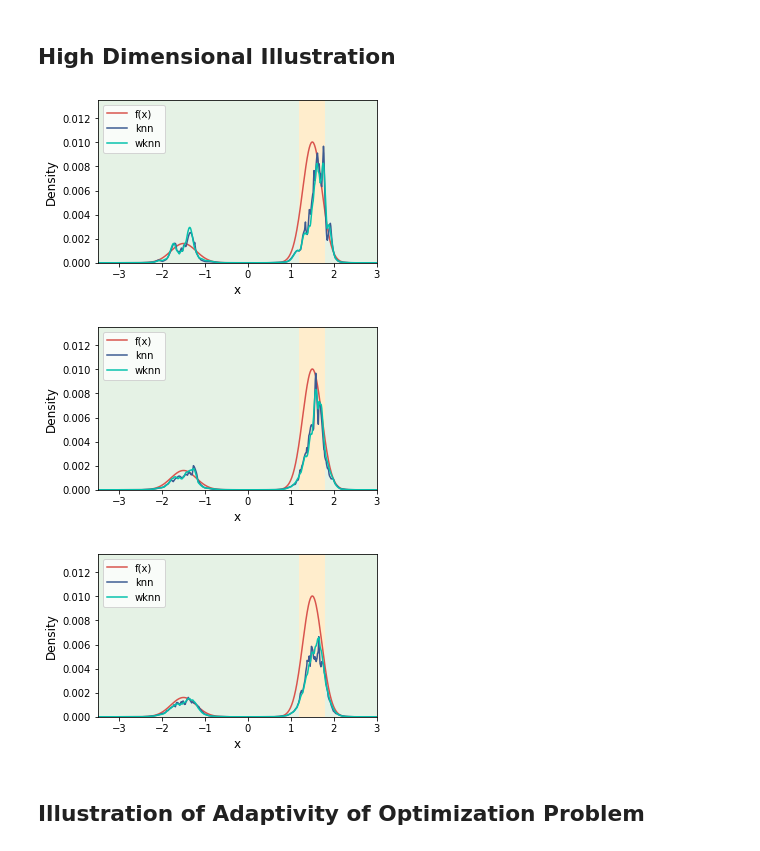
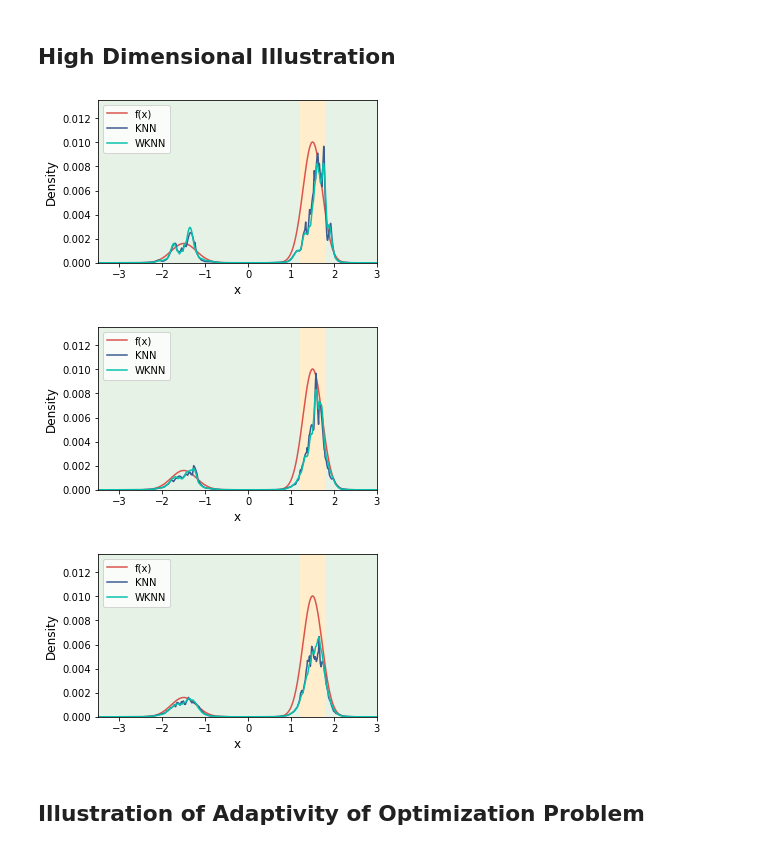
Before and after one commit to Karlmyh/NNDAD, a Jupyter notebook: Plot.ipynb, the cells around one changed output. Cells and saved outputs as stored; diff of their text form; code cells hidden in the pictures.

```diff
--- a/Plot.ipynb
+++ b/Plot.ipynb
@@ -208,8 +208,8 @@ pdf_WKNN=np.exp(modelWKNN.predict(X_test))
 # change frame
 df1["x"]=X_test.ravel()
 df1["f(x)"]=pdf_X_test
-df1["knn"]=pdf_KNN
-df1["wknn"]=pdf_WKNN
+df1["KNN"]=pdf_KNN
+df1["WKNN"]=pdf_WKNN
 df1["k"]=k1
 
 ## second k
@@ -225,8 +225,8 @@ pdf_WKNN=np.exp(modelWKNN.predict(X_test))
 # change frame
 df2["x"]=X_test.ravel()
 df2["f(x)"]=pdf_X_test
-df2["knn"]=pdf_KNN
-df2["wknn"]=pdf_WKNN
+df2["KNN"]=pdf_KNN
+df2["WKNN"]=pdf_WKNN
 df2["k"]=k2
 
 ## third k
@@ -242,8 +242,8 @@ pdf_WKNN=np.exp(modelWKNN.predict(X_test))
 # change frame
 df3["x"]=X_test.ravel()
 df3["f(x)"]=pdf_X_test
-df3["knn"]=pdf_KNN
-df3["wknn"]=pdf_WKNN
+df3["KNN"]=pdf_KNN
+df3["WKNN"]=pdf_WKNN
 df3["k"]=k3
 
 # generate screen
@@ -268,8 +268,8 @@ _=ax.add_patch(rectangle)
 
 # plot lines
 line1, = ax.plot(df1["x"], df1['f(x)'],color = sns.xkcd_rgb["pale red"],linestyle = '-',label = 'f(x)')
-line2, = ax.plot(df1["x"], df1['knn'],color = sns.xkcd_rgb["denim blue"],linestyle = '-',label = 'knn')
-line3, = ax.plot(df1["x"], df1['wknn'],color = sns.xkcd_rgb["turquoise"],linestyle = '-',label = 'wknn')
+line2, = ax.plot(df1["x"], df1['KNN'],color = sns.xkcd_rgb["denim blue"],linestyle = '-',label = 'KNN')
+line3, = ax.plot(df1["x"], df1['WKNN'],color = sns.xkcd_rgb["turquoise"],linestyle = '-',label = 'WKNN')
 
 # set axis x
 _=ax.set_xlim([range_l,range_u])
@@ -311,8 +311,8 @@ _=ax.add_patch(rectangle)
 
 # plot lines
 line4, = ax.plot(df1["x"], df2['f(x)'],color = sns.xkcd_rgb["pale red"],linestyle = '-',label = 'f(x)')
-line5, = ax.plot(df1["x"], df2['knn'],color = sns.xkcd_rgb["denim blue"],linestyle = '-',label = 'knn')
-line6, = ax.plot(df1["x"], df2['wknn'],color = sns.xkcd_rgb["turquoise"],linestyle = '-',label = 'wknn')
+line5, = ax.plot(df1["x"], df2['KNN'],color = sns.xkcd_rgb["denim blue"],linestyle = '-',label = 'KNN')
+line6, = ax.plot(df1["x"], df2['WKNN'],color = sns.xkcd_rgb["turquoise"],linestyle = '-',label = 'WKNN')
 
 
 # set axis x
@@ -353,8 +353,8 @@ _=ax.add_patch(rectangle)
 
 # plot lines
 line7, = ax.plot(df1["x"], df3['f(x)'],color = sns.xkcd_rgb["pale red"],linestyle = '-',label = 'f(x)')
-line8, = ax.plot(df1["x"], df3['knn'],color = sns.xkcd_rgb["denim blue"],linestyle = '-',label = 'knn')
-line9, = ax.plot(df1["x"], df3['wknn'],color = sns.xkcd_rgb["turquoise"],linestyle = '-',label = 'wknn')
+line8, = ax.plot(df1["x"], df3['KNN'],color = sns.xkcd_rgb["denim blue"],linestyle = '-',label = 'KNN')
+line9, = ax.plot(df1["x"], df3['WKNN'],color = sns.xkcd_rgb["turquoise"],linestyle = '-',label = 'WKNN')
 
 
 # set axis x
@@ -479,8 +479,8 @@ _=ax.add_patch(rectangle)
 
 # plot lines
 line1, = ax.plot(df1["x"], df1['f(x)'],color = sns.xkcd_rgb["pale red"],linestyle = '-',label = 'f(x)')
-line2, = ax.plot(df1["x"], df1['knn'],color = sns.xkcd_rgb["denim blue"],linestyle = '-',label = 'knn')
-line3, = ax.plot(df1["x"], df1['wknn'],color = sns.xkcd_rgb["turquoise"],linestyle = '-',label = 'wknn')
+line2, = ax.plot(df1["x"], df1['knn'],color = sns.xkcd_rgb["denim blue"],linestyle = '-',label = 'KNN')
+line3, = ax.plot(df1["x"], df1['wknn'],color = sns.xkcd_rgb["turquoise"],linestyle = '-',label = 'WKNN')
 
 # set axis x
 _=ax.set_xlim([range_l,range_u])
@@ -522,8 +522,8 @@ _=ax.add_patch(rectangle)
 
 # plot lines
 line4, = ax.plot(df1["x"], df2['f(x)'],color = sns.xkcd_rgb["pale red"],linestyle = '-',label = 'f(x)')
-line5, = ax.plot(df1["x"], df2['knn'],color = sns.xkcd_rgb["denim blue"],linestyle = '-',label = 'knn')
-line6, = ax.plot(df1["x"], df2['wknn'],color = sns.xkcd_rgb["turquoise"],linestyle = '-',label = 'wknn')
+line5, = ax.plot(df1["x"], df2['knn'],color = sns.xkcd_rgb["denim blue"],linestyle = '-',label = 'KNN')
+line6, = ax.plot(df1["x"], df2['wknn'],color = sns.xkcd_rgb["turquoise"],linestyle = '-',label = 'WKNN')
 
 
 # set axis x
@@ -555,38 +555,38 @@ _=ax.add_patch(rectangle)
 rectangle=patches.Rectangle((-3.5, -0.1), 1.5, 5,facecolor="green",alpha=0.1)
 _=ax.add_patch(rectangle)
 rectangle=patches.Rectangle((-1, -0.1), 2.2, 5,facecolor="green",alpha=0.1)
 _=ax.add_patch(rectangle)
 rectangle=patches.Rectangle((1.8, -0.1), 1.2, 5,facecolor="green",alpha=0.1)
 _=ax.add_patch(rectangle)
 
 #ax[1].axhline(0.3,lw=1,color="black",linestyle='--')
 
 # plot lines
 line7, = ax.plot(df1["x"], df3['f(x)'],color = sns.xkcd_rgb["pale red"],linestyle = '-',label = 'f(x)')
-line8, = ax.plot(df1["x"], df3['knn'],color = sns.xkcd_rgb["denim blue"],linestyle = '-',label = 'knn')
-line9, = ax.plot(df1["x"], df3['wknn'],color = sns.xkcd_rgb["turquoise"],linestyle = '-',label = 'wknn')
+line8, = ax.plot(df1["x"], df3['knn'],color = sns.xkcd_rgb["denim blue"],linestyle = '-',label = 'KNN')
+line9, = ax.plot(df1["x"], df3['wknn'],color = sns.xkcd_rgb["turquoise"],linestyle = '-',label = 'WKNN')
 
 
 # set axis x
 _=ax.set_xlim([range_l,range_u])
 
 # set axis y leaving margin
 interval_l,interval_u=df1["f(x)"].to_numpy().min(),df1["f(x)"].to_numpy().max()
 _=ax.set_ylim(interval_l,interval_u+0.35*(interval_u-interval_l))
 
 
 # set text
 _=ax.set_xlabel("x",fontsize = 12)
 _=ax.set_ylabel("Density",fontsize = 12)
 
 # legend
 _=ax.legend(handles = [line1,line2,line3],loc="upper left")
 
 plt.savefig("./plot_result/illustration_highdim_2.pdf",bbox_inches="tight")
 # %% [output]
-[figure, old version]
+[figure, new version]
-[figure, old version]
+[figure, new version]
-[figure, old version]
+[figure, new version]
 # %% [markdown]
 ## Illustration of Adaptivity of Optimization Problem
 # %%
```
Also changed, not shown: parts of 1 cell of this notebook.
